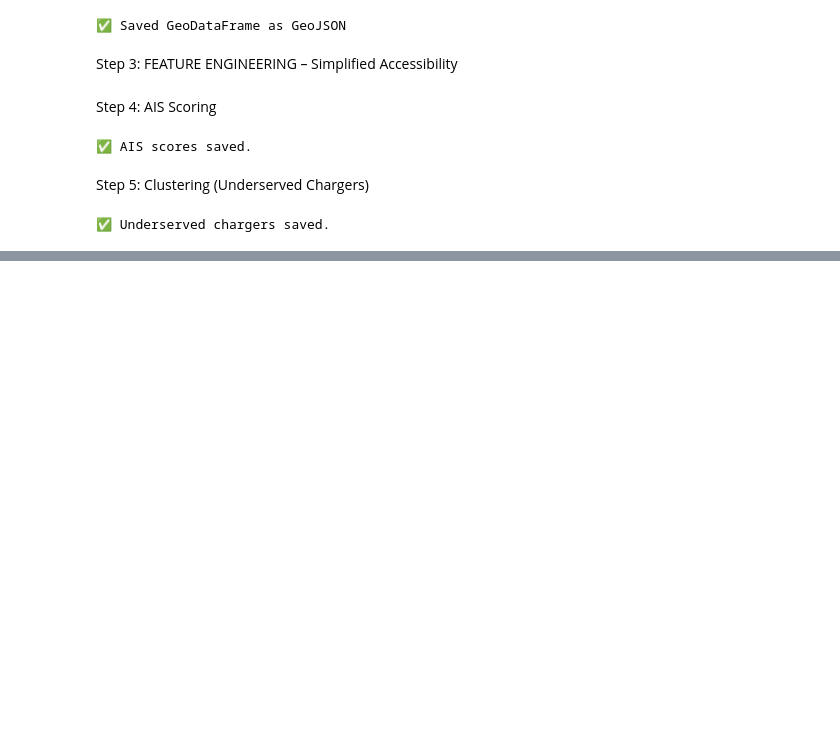
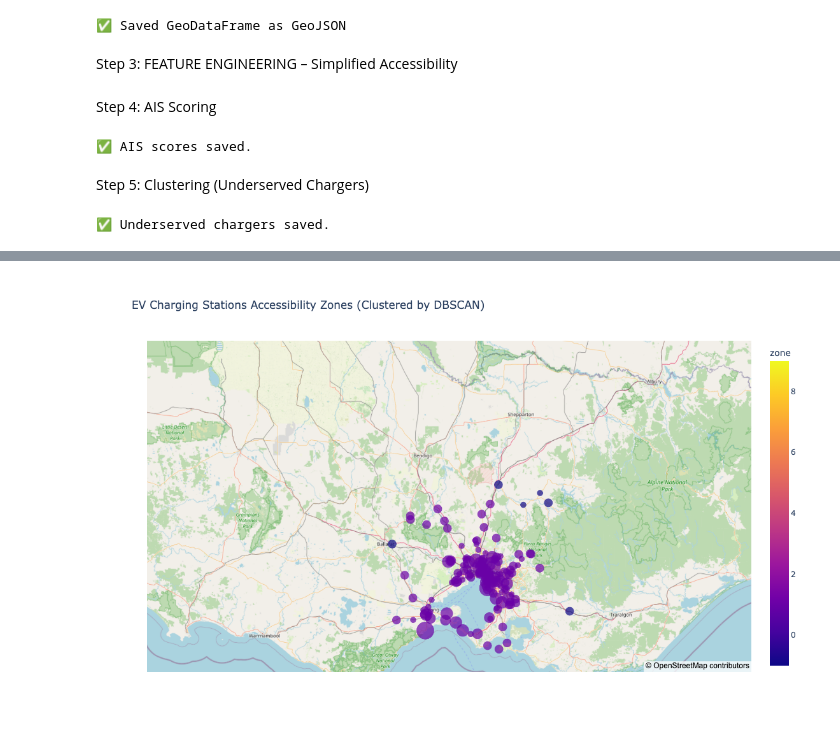
Before and after one commit to ebi-benny/EVAT, a Jupyter notebook: Charging Station Accessibility.ipynb, the cells around one changed output, grey strips where cells are left out. Drawn from its saved outputs; the diff is of its cells as text; code cells hidden in the pictures; blank space fills up the shorter version.

```diff
--- a/Charging Station Accessibility.ipynb
+++ b/Charging Station Accessibility.ipynb
@@ -160,0 +260,34 @@ print("✅ Underserved chargers saved.")
+# %%
+import pandas as pd
+import plotly.express as px
+
+# Load the clustered file (after DBSCAN)
+clustered_df = pd.read_csv("/Users/ebibenny/Desktop/Assignments/SIT782 Project B/ChargingAccessibility/data/clustered_chargers.csv")
+
+# For consistency, use the same dataframe
+api_df = clustered_df.copy()
+
+# Rename 'cluster' to 'zone' for visualization
+api_df.rename(columns={'cluster': 'zone'}, inplace=True)
+
+# Optional: simulate accessibility_score if missing
+# import numpy as np
+# api_df["accessibility_score"] = np.random.rand(len(api_df)) * 10
+
+# Create interactive clustered map
+fig = px.scatter_mapbox(api_df,
+                        lat="Latitude", lon="Longitude",
+                        color="zone",
+                        size="Connectors",  # or 'accessibility_score' if available
+                        hover_name="Title",
+                        mapbox_style="open-street-map",
+                        zoom=5,
+                        center={"lat": -25.2744, "lon": 133.7751},  # Centered on Australia
+                        title="EV Charging Stations Accessibility Zones (Clustered by DBSCAN)")
+
+# Resize map display box
+fig.update_layout(height=700, width=1100)
+
+fig.show()
+# %% [output]
+[figure, added]
```
Also changed, not shown: parts of 5 cells of this notebook.
